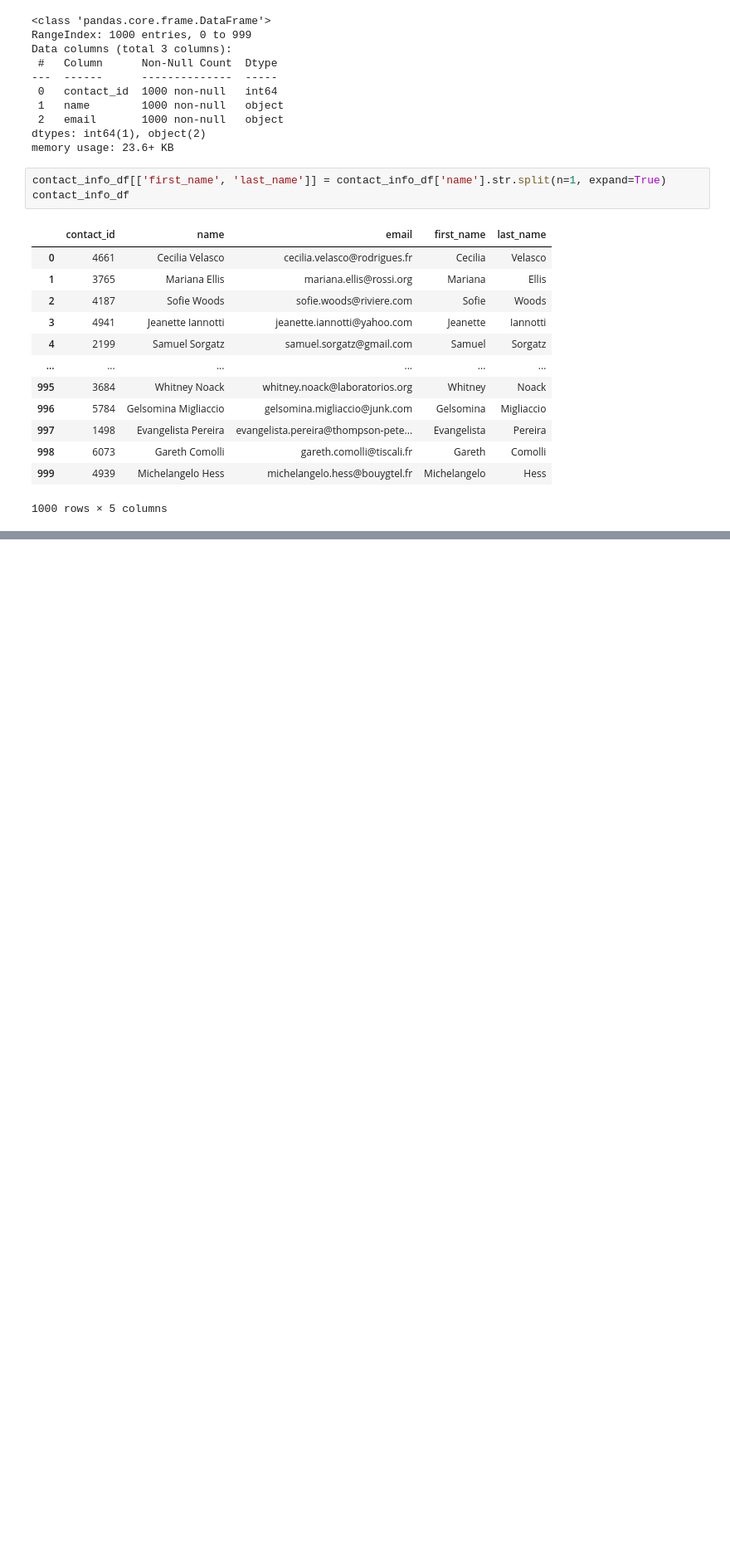
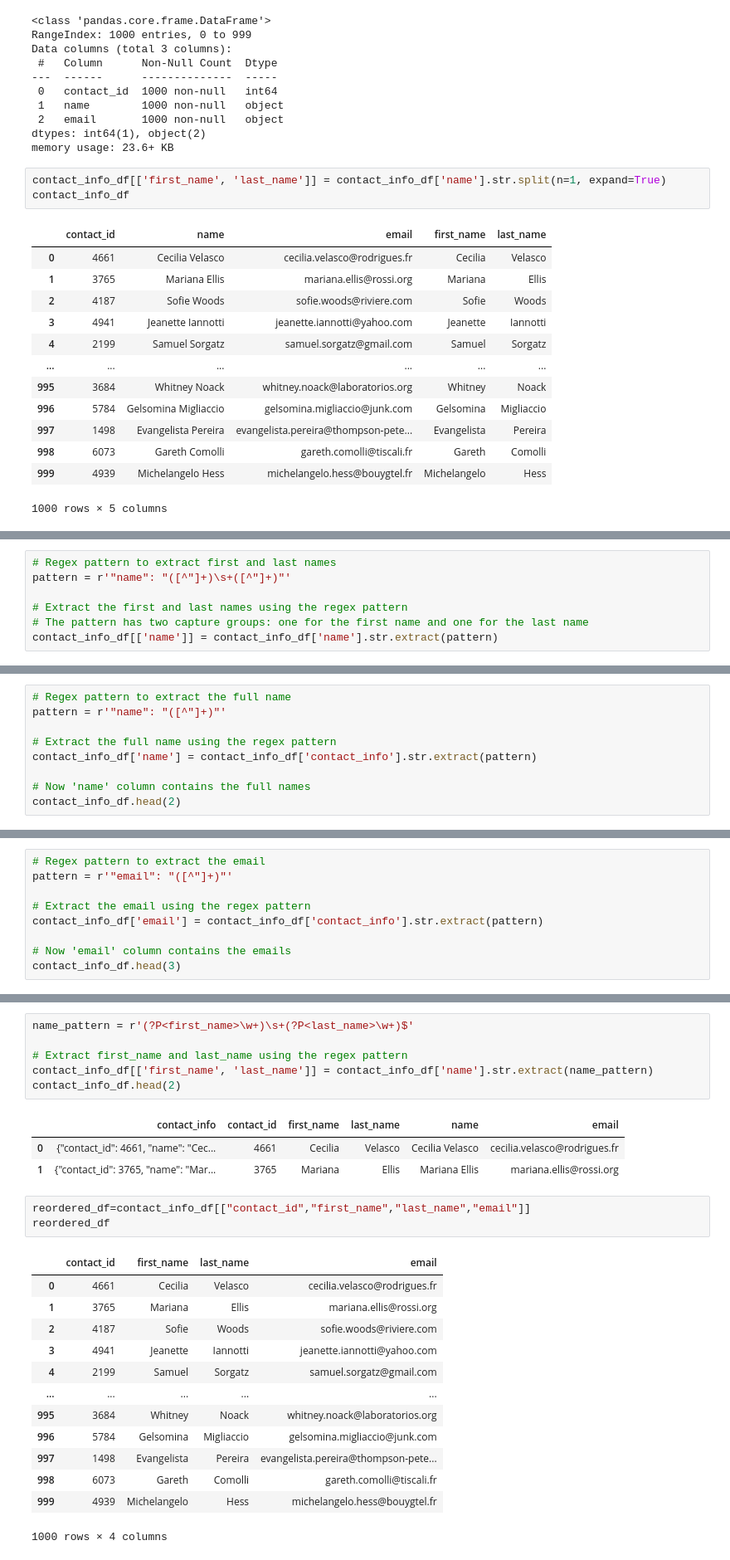
Before and after one commit to michaelehaile850/crowdfunding_ETL, a Jupyter notebook: Untitled.ipynb, the cells around one changed output, grey strips where cells are left out. Shown at 83% size. Saved outputs shown, nothing was run; the diff lists cells and outputs as text; blank space fills up the shorter version.

Commit message:
option 2 regrex contacts dataframe complete

```diff
--- a/Untitled.ipynb
+++ b/Untitled.ipynb
@@ -485,0 +563,7 @@ contact_info_df
+# %%
+# Regex pattern to extract first and last names
+pattern = r'"name": "([^"]+)\s+([^"]+)"'
+
+# Extract the first and last names using the regex pattern
+# The pattern has two capture groups: one for the first name and one for the last name
+contact_info_df[['name']] = contact_info_df['name'].str.extract(pattern)
@@ -485,0 +572,9 @@ contact_info_df
+# %%
+# Regex pattern to extract the full name
+pattern = r'"name": "([^"]+)"'
+
+# Extract the full name using the regex pattern
+contact_info_df['name'] = contact_info_df['contact_info'].str.extract(pattern)
+
+# Now 'name' column contains the full names
+contact_info_df.head(2)
@@ -485,0 +585,9 @@ contact_info_df
+# %%
+# Regex pattern to extract the email
+pattern = r'"email": "([^"]+)"'
+
+# Extract the email using the regex pattern
+contact_info_df['email'] = contact_info_df['contact_info'].str.extract(pattern)
+
+# Now 'email' column contains the emails
+contact_info_df.head(3)
@@ -485,0 +599,27 @@ contact_info_df
+# %%
+name_pattern = r'(?P<first_name>\w+)\s+(?P<last_name>\w+)$'
+
+# Extract first_name and last_name using the regex pattern
+contact_info_df[['first_name', 'last_name']] = contact_info_df['name'].str.extract(name_pattern)
+contact_info_df.head(2)
+# %% [output]
+|  | contact_info | contact_id | first_name | last_name | name | email |
+| 0 | {"contact_id": 4661, "name": "Cec... | 4661 | Cecilia | Velasco | Cecilia Velasco | cecilia.velasco@rodrigues.fr |
+| 1 | {"contact_id": 3765, "name": "Mar... | 3765 | Mariana | Ellis | Mariana Ellis | mariana.ellis@rossi.org |
+# %%
+reordered_df=contact_info_df[["contact_id","first_name","last_name","email"]]
+reordered_df
+# %% [output]
+|  | contact_id | first_name | last_name | email |
+| 0 | 4661 | Cecilia | Velasco | cecilia.velasco@rodrigues.fr |
+| 1 | 3765 | Mariana | Ellis | mariana.ellis@rossi.org |
+| 2 | 4187 | Sofie | Woods | sofie.woods@riviere.com |
+| 3 | 4941 | Jeanette | Iannotti | jeanette.iannotti@yahoo.com |
+| 4 | 2199 | Samuel | Sorgatz | samuel.sorgatz@gmail.com |
+| ... | ... | ... | ... | ... |
+| 995 | 3684 | Whitney | Noack | whitney.noack@laboratorios.org |
+| 996 | 5784 | Gelsomina | Migliaccio | gelsomina.migliaccio@junk.com |
+| 997 | 1498 | Evangelista | Pereira | evangelista.pereira@thompson-pete... |
+| 998 | 6073 | Gareth | Comolli | gareth.comolli@tiscali.fr |
+| 999 | 4939 | Michelangelo | Hess | michelangelo.hess@bouygtel.fr |
+1000 rows × 4 columns
```
Also changed, not shown: parts of 12 cells of this notebook, 1 other file.
